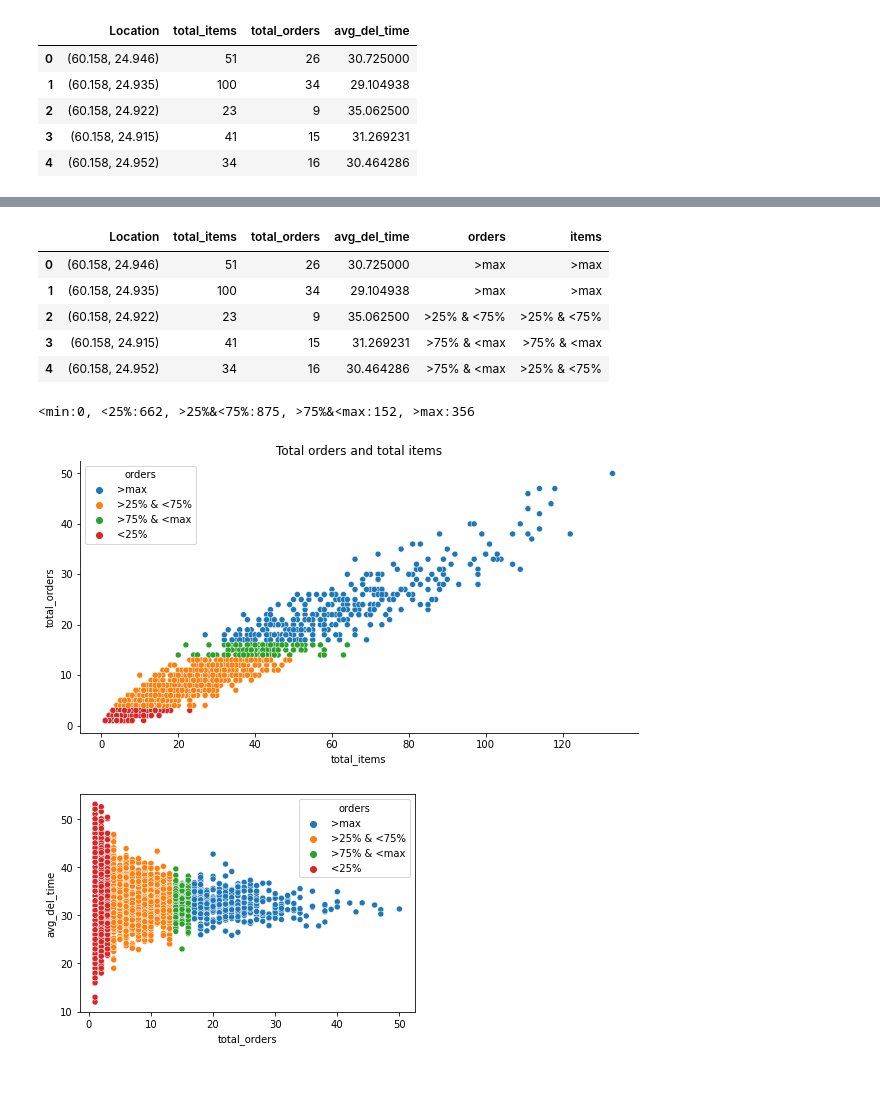
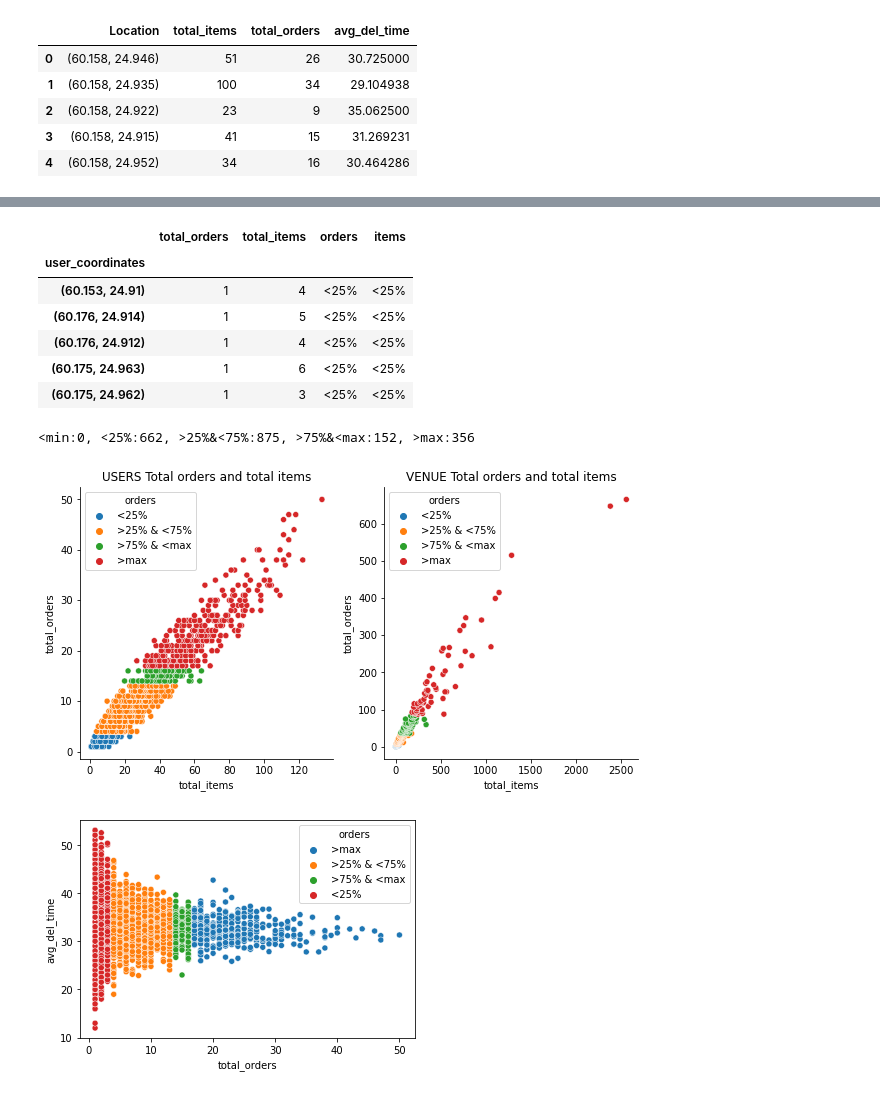
Before and after one commit to dmuiruri/woltorders, a Jupyter notebook: WoltProject.ipynb, the cells around one changed output, grey strips where cells are left out. Cells and saved outputs as stored; diff of their text form; code cells hidden in the pictures.

```diff
--- a/WoltProject.ipynb
+++ b/WoltProject.ipynb
@@ -11,4 +21,9 @@ from configparser import ConfigParser
 # %%
 # get data
-data = pd.read_csv('./data/orders_autumn_2020.csv')
+data_orig = pd.read_csv('./data/orders_autumn_2020.csv')
+data_orig.set_index('TIMESTAMP', inplace=True)
+print(data_orig.columns)
+data = pd.read_csv('./data/orders_autumn_2020_aug.csv')
 data.set_index('TIMESTAMP', inplace=True)
+data.index = pd.to_datetime(data.index)
+print(data.columns)
@@ -276,25 +305,32 @@ resdf['items'] = resdf['total_items'].map(assign_class_items)
 # %%
-resdf.head()
+# u_orders_items.head()
 # %% [output]
-|  | Location | total_items | total_orders | avg_del_time | orders | items |
-| 0 | (60.158, 24.946) | 51 | 26 | 30.725000 | >max | >max |
-| 1 | (60.158, 24.935) | 100 | 34 | 29.104938 | >max | >max |
-| 2 | (60.158, 24.922) | 23 | 9 | 35.062500 | >25% & <75% | >25% & <75% |
-| 3 | (60.158, 24.915) | 41 | 15 | 31.269231 | >75% & <max | >75% & <max |
-| 4 | (60.158, 24.952) | 34 | 16 | 30.464286 | >75% & <max | >25% & <75% |
+|  | total_orders | total_items | orders | items |
+| user_coordinates |  |  |  |  |
+| (60.153, 24.91) | 1 | 4 | <25% | <25% |
+| (60.176, 24.914) | 1 | 5 | <25% | <25% |
+| (60.176, 24.912) | 1 | 4 | <25% | <25% |
+| (60.175, 24.963) | 1 | 6 | <25% | <25% |
+| (60.175, 24.962) | 1 | 3 | <25% | <25% |
 # %%
+# Plot scatter plots of total orders vs total items ordered based on users and venue
 print('<min:{}, <25%:{}, >25%&<75%:{}, >75%&<max:{}, >max:{}'.format(
-    sum(resdf['orders']=='<min'), sum(resdf['orders']=='<25%'),
-    sum(resdf['orders']=='>25% & <75%'), sum(resdf['orders']=='>75% & <max'),
-    sum(resdf['orders']=='>max')))
+    sum(u_orders_items['orders']=='<min'), sum(u_orders_items['orders']=='<25%'),
+    sum(u_orders_items['orders']=='>25% & <75%'), sum(u_orders_items['orders']=='>75% & <max'),
+    sum(u_orders_items['orders']=='>max')))
 
-fig, ax = plt.subplots(figsize=(10, 5))
-ax.set_title("Total orders and total items")
-ax.spines['right'].set_visible(False)
-ax.spines['top'].set_visible(False)
-_ = sns.scatterplot(data=resdf, x='total_items', y='total_orders', hue='orders', ax=ax)
+fig, ax = plt.subplots(1,2, figsize=(10, 5))
+ax[0].set_title("USERS Total orders and total items")
+ax[0].spines['right'].set_visible(False)
+ax[0].spines['top'].set_visible(False)
+_ = sns.scatterplot(data=u_orders_items, x='total_items', y='total_orders', hue='orders', ax=ax[0])
+
+ax[1].set_title("VENUE Total orders and total items")
+ax[1].spines['right'].set_visible(False)
+ax[1].spines['top'].set_visible(False)
+_ = sns.scatterplot(data=v_orders_items, x='total_items', y='total_orders', hue='orders', ax=ax[1])
 # %% [output]
 <min:0, <25%:662, >25%&<75%:875, >75%&<max:152, >max:356
-[figure, old version]
+[figure, new version]
 # %%
 # Delivery time and number of orders (Number of orders and Delivery minutes)
```
Also changed, not shown: parts of 35 cells of this notebook, 1 other file.
